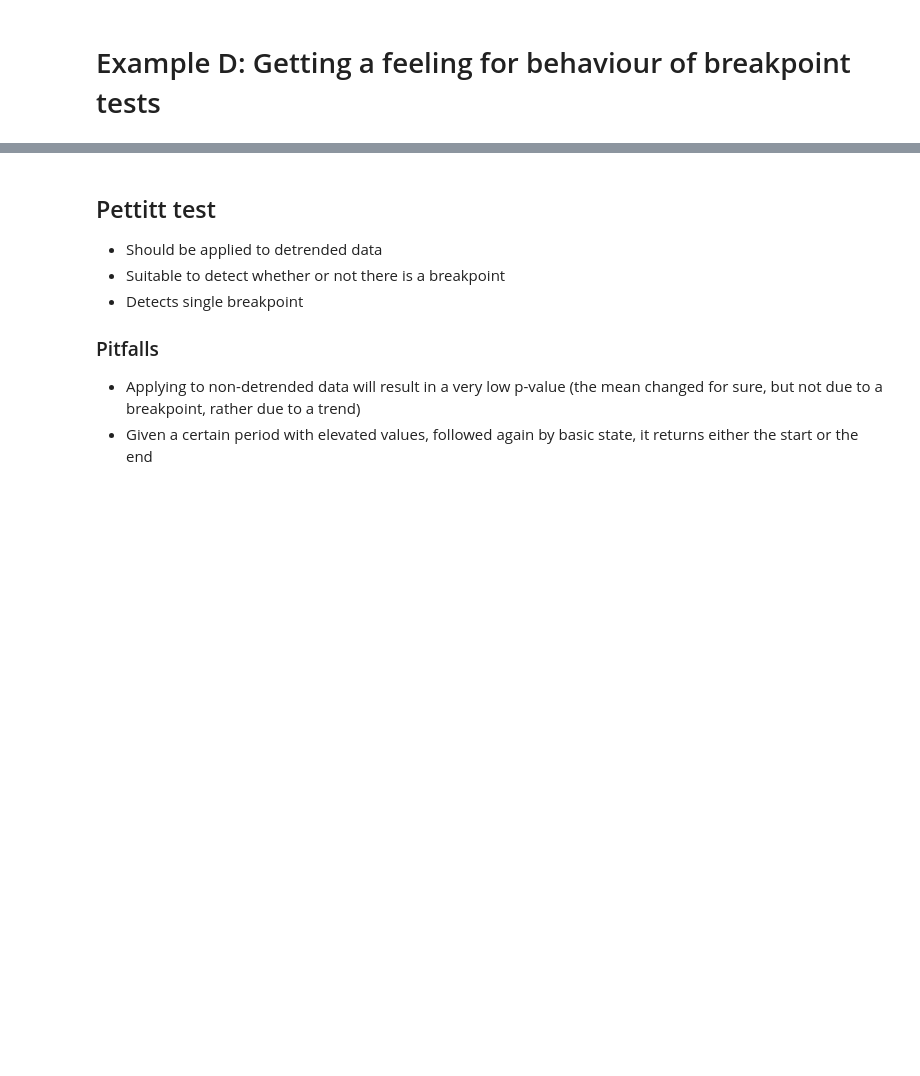
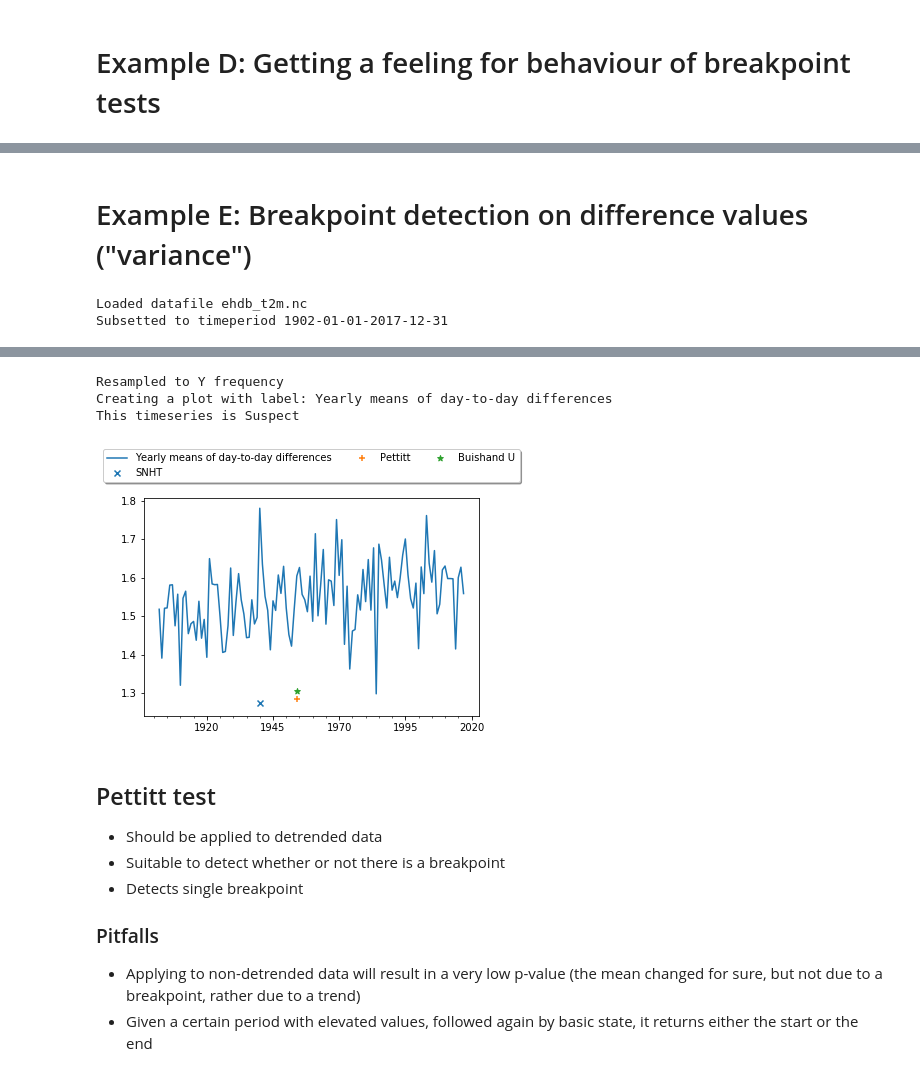
Before and after one commit to bascrezee/trend_framework, a Jupyter notebook: framework.ipynb, the cells around one changed output, grey strips where cells are left out. Saved outputs shown, nothing was run; the diff lists cells and outputs as text; code cells hidden in the pictures; blank space fills up the shorter version.

```diff
--- a/framework.ipynb
+++ b/framework.ipynb
@@ -78,0 +81,19 @@ This timeseries is Suspect
+# %% [markdown]
+# Example E:  Breakpoint detection on difference values ("variance")
+# %%
+mydat = TrendLims1D('De Bilt T2m')
+mydat.load_file('ehdb_t2m.nc')
+# Calculate the differences on the daily values
+mydat.calc_absdifference()
+# Create a subset to exclude NaN values
+mydat.subset(slice('1902-01-01','2017-12-31'))
+# Calculate yearly means
+mydat.resample('Y')
+# Plot
+mydat.plot('Yearly means of day-to-day differences')
+# Detect breakpoints
+mydat.get_breakpoints()
+mydat.plot_breakpoints()
+# %% [output]
+Loaded datafile ehdb_t2m.nc
+Subsetted to timeperiod 1902-01-01-2017-12-31
@@ -79,3 +102,7 @@ This timeseries is Suspect
+Resampled to Y frequency
+Creating a plot with label: Yearly means of day-to-day differences
+This timeseries is Suspect
+[figure, added]
 # %% [markdown]
 ## Pettitt test
 
```
Also changed, not shown: parts of 4 cells of this notebook, 1 other file.
